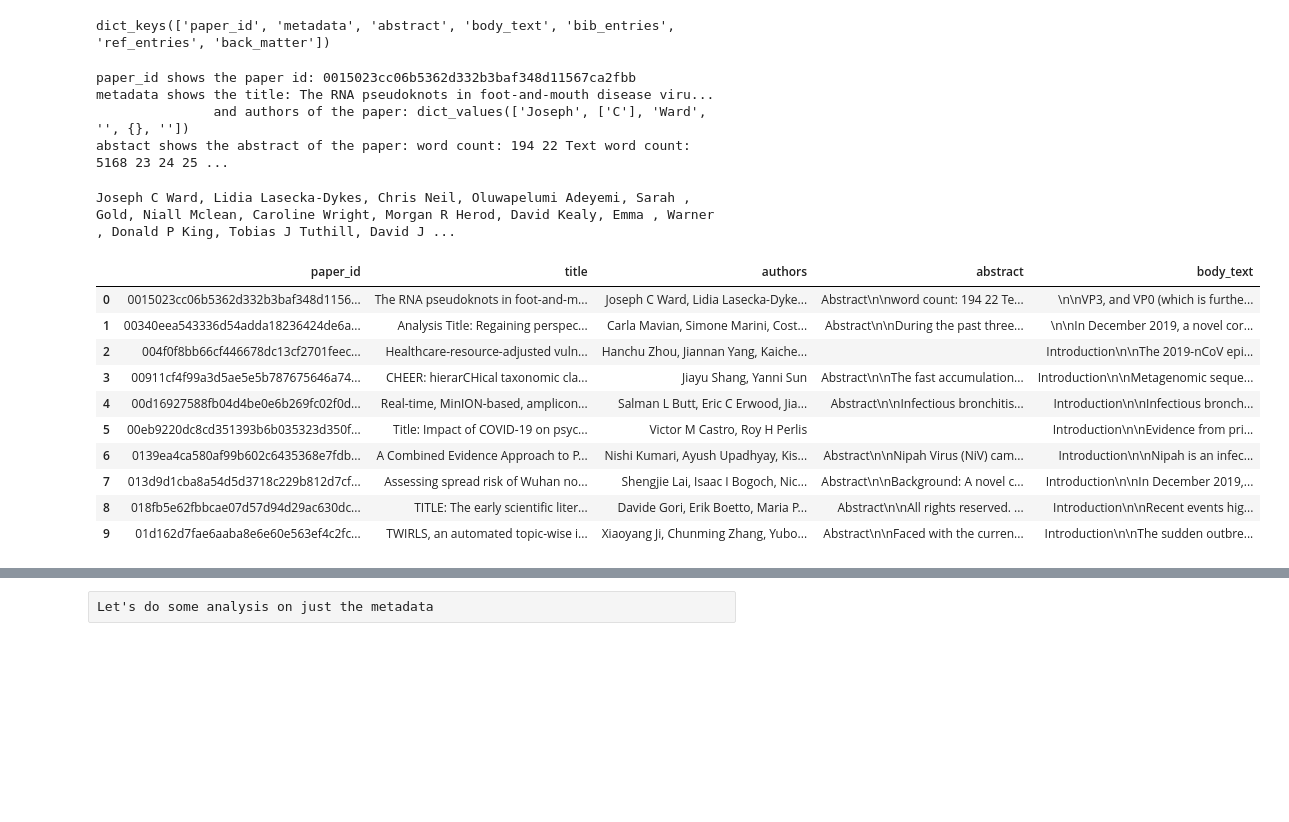
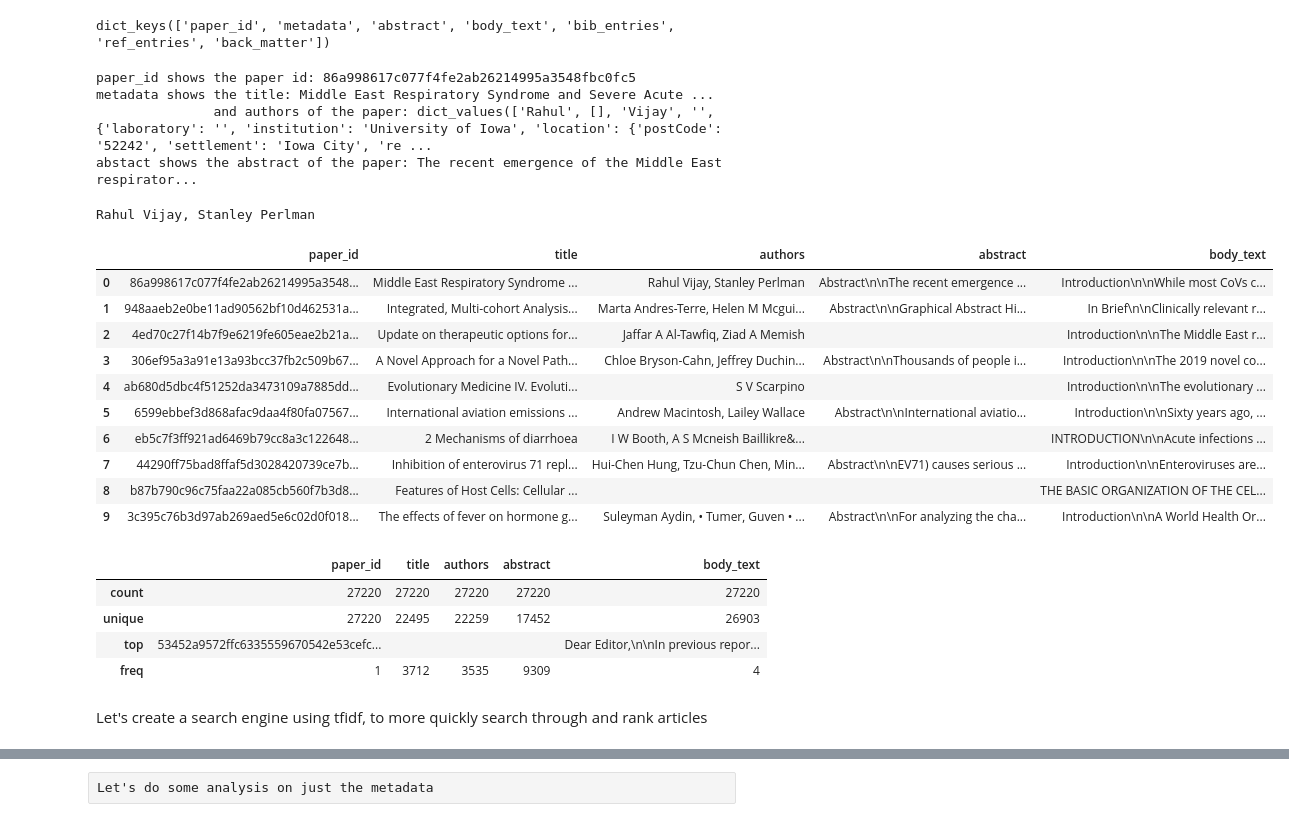
Before and after one commit to rtg901111/Corona-NLP-Project, a Jupyter notebook: Project.ipynb, the cells around one changed output, grey strips where cells are left out. Drawn from its saved outputs; the diff is of its cells as text; code cells hidden in the pictures; blank space fills up the shorter version.

```diff
--- a/Project.ipynb
+++ b/Project.ipynb
@@ -51,7 +59,7 @@ def load(folder:str) -> list:
         all_files.append(f)
     return all_files
 # %%
-bio = load('biorxiv_medrxiv')
+custom = load('custom_license')
 #comm_use_subset = load('comm_use_subset')
 #custom_license = load('custom_license')
 #noncomm_use_subset = load('noncomm_use_subset')
@@ -64,15 +72,15 @@ dict_keys(['paper_id', 'metadata', 'abstract', 'body_text', 'bib_entries', 'ref_
 # %%
 #Here's a summary of what is important within each key
 i = 0
-print("paper_id shows the paper id: " + bio[i]['paper_id'])
-print("metadata shows the title: " + bio[i]['metadata']['title'][:50] + '...')
-print("               and authors of the paper: " + str(bio[i]['metadata']['authors'][0].values()))
-print("abstact shows the abstract of the paper: " + bio[i]['abstract'][0]['text'][:50] + '...')
+print("paper_id shows the paper id: " + custom[i]['paper_id'])
+print("metadata shows the title: " + custom[i]['metadata']['title'][:50] + '...')
+print("               and authors of the paper: " + str(custom[i]['metadata']['authors'][0].values()))
+print("abstact shows the abstract of the paper: " + custom[i]['abstract'][0]['text'][:50] + '...')
 # %% [output]
-paper_id shows the paper id: 0015023cc06b5362d332b3baf348d11567ca2fbb
-metadata shows the title: The RNA pseudoknots in foot-and-mouth disease viru...
-               and authors of the paper: dict_values(['Joseph', ['C'], 'Ward', '', {}, ''])
-abstact shows the abstract of the paper: word count: 194 22 Text word count: 5168 23 24 25 ...
+paper_id shows the paper id: 86a998617c077f4fe2ab26214995a3548fbc0fc5
+metadata shows the title: Middle East Respiratory Syndrome and Severe Acute ...
+               and authors of the paper: dict_values(['Rahul', [], 'Vijay', '', {'laboratory': '', 'institution': 'University of Iowa', 'location': {'postCode': '52242', 'settlement': 'Iowa City', 're ...
+abstact shows the abstract of the paper: The recent emergence of the Middle East respirator...
 # %%
 #So essentially, it looks like the data that is contained in the json file that is not included in the already provided csv
 #file is the most important part - the actual text data
@@ -118,13 +126,13 @@ def format_authors(authors):
     return ", ".join(name_ls)
 # %%
 #format_body(bio[i]['body_text'])[:200]
-print(format_authors(bio[0]['metadata']['authors']))
+print(format_authors(custom[0]['metadata']['authors']))
 # %% [output]
-Joseph C Ward, Lidia Lasecka-Dykes, Chris Neil, Oluwapelumi Adeyemi, Sarah ,  Gold, Niall Mclean, Caroline Wright, Morgan R Herod, David Kealy, Emma , Warner , Donald P King, Tobias J Tuthill, David J ...
+Rahul Vijay, Stanley Perlman
 # %%
 #now let's combine everything (just for bio)
 clean = []
-for f in bio:
+for f in custom:
     features = [
         f['paper_id'],
         f['metadata']['title'],
@@ -142,21 +150,21 @@ column_names = [
     'body_text'
 ]
 
-bio = pd.DataFrame(clean,columns=column_names)
+custom = pd.DataFrame(clean,columns=column_names)
 # %%
-bio.head(10)
+custom.head(10)
 # %% [output]
 |  | paper_id | title | authors | abstract | body_text |
-| 0 | 0015023cc06b5362d332b3baf348d1156... | The RNA pseudoknots in foot-and-m... | Joseph C Ward, Lidia Lasecka-Dyke... | Abstract\n\nword count: 194 22 Te... | \n\nVP3, and VP0 (which is furthe... |
-| 1 | 00340eea543336d54adda18236424de6a... | Analysis Title: Regaining perspec... | Carla Mavian, Simone Marini, Cost... | Abstract\n\nDuring the past three... | \n\nIn December 2019, a novel cor... |
-| 2 | 004f0f8bb66cf446678dc13cf2701feec... | Healthcare-resource-adjusted vuln... | Hanchu Zhou, Jiannan Yang, Kaiche... |  | Introduction\n\nThe 2019-nCoV epi... |
-| 3 | 00911cf4f99a3d5ae5e5b787675646a74... | CHEER: hierarCHical taxonomic cla... | Jiayu Shang, Yanni Sun | Abstract\n\nThe fast accumulation... | Introduction\n\nMetagenomic seque... |
-| 4 | 00d16927588fb04d4be0e6b269fc02f0d... | Real-time, MinION-based, amplicon... | Salman L Butt, Eric C Erwood, Jia... | Abstract\n\nInfectious bronchitis... | Introduction\n\nInfectious bronch... |
-| 5 | 00eb9220dc8cd351393b6b035323d350f... | Title: Impact of COVID-19 on psyc... | Victor M Castro, Roy H Perlis |  | Introduction\n\nEvidence from pri... |
-| 6 | 0139ea4ca580af99b602c6435368e7fdb... | A Combined Evidence Approach to P... | Nishi Kumari, Ayush Upadhyay, Kis... | Abstract\n\nNipah Virus (NiV) cam... | Introduction\n\nNipah is an infec... |
-| 7 | 013d9d1cba8a54d5d3718c229b812d7cf... | Assessing spread risk of Wuhan no... | Shengjie Lai, Isaac I Bogoch, Nic... | Abstract\n\nBackground: A novel c... | Introduction\n\nIn December 2019,... |
-| 8 | 018fb5e62fbbcae07d57d94d29ac630dc... | TITLE: The early scientific liter... | Davide Gori, Erik Boetto, Maria P... | Abstract\n\nAll rights reserved. ... | Introduction\n\nRecent events hig... |
-| 9 | 01d162d7fae6aaba8e6e60e563ef4c2fc... | TWIRLS, an automated topic-wise i... | Xiaoyang Ji, Chunming Zhang, Yubo... | Abstract\n\nFaced with the curren... | Introduction\n\nThe sudden outbre... |
+| 0 | 86a998617c077f4fe2ab26214995a3548... | Middle East Respiratory Syndrome ... | Rahul Vijay, Stanley Perlman | Abstract\n\nThe recent emergence ... | Introduction\n\nWhile most CoVs c... |
+| 1 | 948aaeb2e0be11ad90562bf10d462531a... | Integrated, Multi-cohort Analysis... | Marta Andres-Terre, Helen M Mcgui... | Abstract\n\nGraphical Abstract Hi... | In Brief\n\nClinically relevant r... |
+| 2 | 4ed70c27f14b7f9e6219fe605eae2b21a... | Update on therapeutic options for... | Jaffar A Al-Tawfiq, Ziad A Memish |  | Introduction\n\nThe Middle East r... |
+| 3 | 306ef95a3a91e13a93bcc37fb2c509b67... | A Novel Approach for a Novel Path... | Chloe Bryson-Cahn, Jeffrey Duchin... | Abstract\n\nThousands of people i... | Introduction\n\nThe 2019 novel co... |
+| 4 | ab680d5dbc4f51252da3473109a7885dd... | Evolutionary Medicine IV. Evoluti... | S V Scarpino |  | Introduction\n\nThe evolutionary ... |
+| 5 | 6599ebbef3d868afac9daa4f80fa07567... | International aviation emissions ... | Andrew Macintosh, Lailey Wallace | Abstract\n\nInternational aviatio... | Introduction\n\nSixty years ago, ... |
+| 6 | eb5c7f3ff921ad6469b79cc8a3c122648... | 2 Mechanisms of diarrhoea | I W Booth, A S Mcneish Baillikre&... |  | INTRODUCTION\n\nAcute infections ... |
+| 7 | 44290ff75bad8ffaf5d3028420739ce7b... | Inhibition of enterovirus 71 repl... | Hui-Chen Hung, Tzu-Chun Chen, Min... | Abstract\n\nEV71) causes serious ... | Introduction\n\nEnteroviruses are... |
+| 8 | b87b790c96c75faa22a085cb560f7b3d8... | Features of Host Cells: Cellular ... |  |  | THE BASIC ORGANIZATION OF THE CEL... |
+| 9 | 3c395c76b3d97ab269aed5e6c02d0f018... | The effects of fever on hormone g... | Suleyman Aydin, • Tumer, Guven • ... | Abstract\n\nFor analyzing the cha... | Introduction\n\nA World Health Or... |
 # %%
 def finish(data):
     clean = []
@@ -191,0 +191,10 @@ folders = ['biorxiv_medrxiv','comm_use_subset','custom_license','noncomm_use_sub
+# %%
+custom.describe()
+# %% [output]
+|  | paper_id | title | authors | abstract | body_text |
+| count | 27220 | 27220 | 27220 | 27220 | 27220 |
+| unique | 27220 | 22495 | 22259 | 17452 | 26903 |
+| top | 53452a9572ffc6335559670542e53cefc... |  |  |  | Dear Editor,\n\nIn previous repor... |
+| freq | 1 | 3712 | 3535 | 9309 | 4 |
+# %% [markdown]
+Let's create a search engine using tfidf, to more quickly search through and rank articles
```
Also changed, not shown: parts of 24 cells of this notebook.
